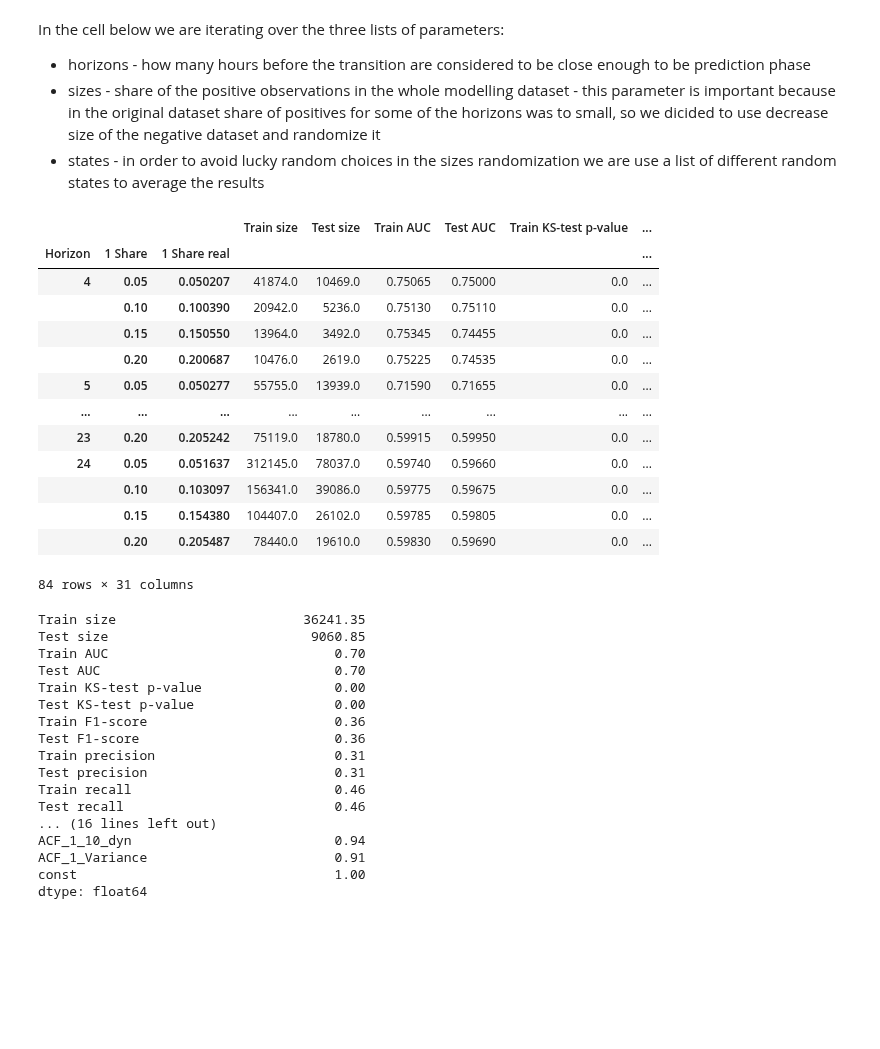
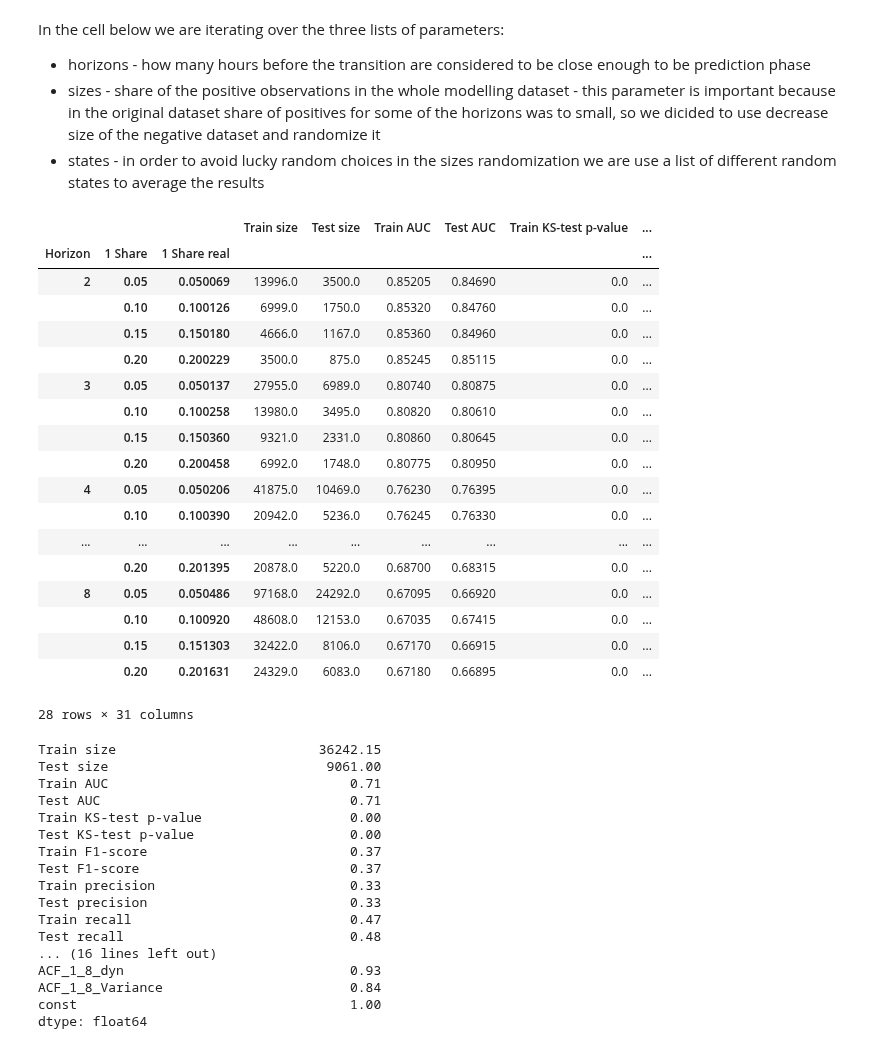
Before and after one commit to lebedevaale/early_warning_model, a Jupyter notebook: modelling.ipynb, the cells around one changed output. Cells and saved outputs as stored; diff of their text form; code cells hidden in the pictures; blank space fills up the shorter version.

Commit message:
Reduced time lag and reduced number of horizons
Time lag was decreased from 10 to 7 in order to match the length of the trading day better

```diff
--- a/modelling.ipynb
+++ b/modelling.ipynb
@@ -164,7 +164,7 @@ indices = data.groupby(['Ticker', 'Index']).size().index.values
 cols = ['Hurst', 'Correlation Dimension', 'Lyapunov', 'Variance', 'PSD', 'ACF_1']
 
 # Set lag for dynamics and short variance calculation
-lag_model = 10
+lag_model = [8]
 
 # Calculate dynamics and short variance
 # Original idea about variance was born from the largest Lyapunov exponent's behaviour before the critical transition point:
@@ -173,8 +173,9 @@ data_logdyn = pd.DataFrame()
 for ind in tqdm(indices):
     data_ind = data[(data['Ticker'] == ind[0]) & (data['Index'] == ind[1])]
     for col in cols:
-        data_ind[col + '_' + str(lag_model) + '_dyn'] = data_ind[col] / data_ind[col].shift(lag_model) - 1
-        data_ind[col + '_' + 'Variance'] = data_ind[col].rolling(lag_model).var()
+        for lag_m in lag_model:
+            data_ind[col + '_' + str(lag_m) + '_dyn'] = data_ind[col] / data_ind[col].shift(lag_m) - 1
+            data_ind[col + '_' + str(lag_m) + '_Variance'] = data_ind[col].rolling(lag_m).var()
     data_ind.dropna(inplace = True)
     data_logdyn = pd.concat([data_logdyn, data_ind])
 
@@ -208,7 +209,7 @@ data_logdyn = pd.read_parquet('Data/final_dataset.parquet')
 
 # Choose binary target and other parameters
 target = 'Flag'
-horizons = list(range(4, 25))
+horizons = list(range(2, 9))
 shares = np.linspace(0.05, 0.2, 4)
 states = list(range(0, 10000, 500))
 res = pd.DataFrame(columns = ['Horizon', '1 Share', '1 Share real', 'State',
@@ -230,65 +231,70 @@ for horizon in tqdm(horizons):
     for share in shares:
         for state in states:
             _, X_0, _, Y_0 = modsel.train_test_split(data_testing_0.drop(columns = [target]), data_testing_0[target],
                                                      test_size = min(share_1_orig * (1 - share) / share, 1), random_state = state)
             share_1 = len(Y_1) / (len(Y_0) + len(Y_1))
             Y = pd.concat([Y_0, Y_1])
             X = sm.add_constant(pd.concat([X_0, X_1]))
             X_train, X_test, Y_train, Y_test = modsel.train_test_split(X, Y, test_size = 0.2, random_state = state)
             results_rs, auc_train_rs, auc_test_rs, ks_train_rs, ks_test_rs, f1_train_rs,\
                 f1_test_rs, pr_train_rs, pr_test_rs, rec_train_rs, rec_test_rs\
                 = model_optimization(Y_train, Y_test, X_train, X_test, silent = True)
             res.loc[len(res)] = [horizon, share, share_1, state, len(Y_train), len(Y_test),
                                  auc_train_rs, auc_test_rs, ks_train_rs, ks_test_rs,
                                  f1_train_rs, f1_test_rs, pr_train_rs, pr_test_rs,
                                  rec_train_rs, rec_test_rs, list(results_rs.params.index)]
 
 res_counts = res['Variables'].to_frame()
 for col in list(X_1.columns) + ['const']:
     res_counts[col] = res_counts['Variables'].apply(lambda x: 1 if col in x else 0)
 res = res.drop(columns = ['Variables']).join(res_counts.drop(columns = ['Variables']))
 res.to_parquet('Data/params.parquet')
 
 groups = ['Horizon', '1 Share', '1 Share real']
 drops = ['State']
 res_means = res.groupby(groups)[res.columns.drop(groups + drops)].mean()
 res_means.to_parquet('Data/params_mean.parquet')
 res_means
 # %% [output]
 |  |  |  | Train size | Test size | Train AUC | Test AUC | Train KS-test p-value | ... |
 | Horizon | 1 Share | 1 Share real |  |  |  |  |  | ... |
-| 4 | 0.05 | 0.050207 | 41874.0 | 10469.0 | 0.75065 | 0.75000 | 0.0 | ... |
-|  | 0.10 | 0.100390 | 20942.0 | 5236.0 | 0.75130 | 0.75110 | 0.0 | ... |
-|  | 0.15 | 0.150550 | 13964.0 | 3492.0 | 0.75345 | 0.74455 | 0.0 | ... |
-|  | 0.20 | 0.200687 | 10476.0 | 2619.0 | 0.75225 | 0.74535 | 0.0 | ... |
-| 5 | 0.05 | 0.050277 | 55755.0 | 13939.0 | 0.71590 | 0.71655 | 0.0 | ... |
+| 2 | 0.05 | 0.050069 | 13996.0 | 3500.0 | 0.85205 | 0.84690 | 0.0 | ... |
+|  | 0.10 | 0.100126 | 6999.0 | 1750.0 | 0.85320 | 0.84760 | 0.0 | ... |
+|  | 0.15 | 0.150180 | 4666.0 | 1167.0 | 0.85360 | 0.84960 | 0.0 | ... |
+|  | 0.20 | 0.200229 | 3500.0 | 875.0 | 0.85245 | 0.85115 | 0.0 | ... |
+| 3 | 0.05 | 0.050137 | 27955.0 | 6989.0 | 0.80740 | 0.80875 | 0.0 | ... |
+|  | 0.10 | 0.100258 | 13980.0 | 3495.0 | 0.80820 | 0.80610 | 0.0 | ... |
+|  | 0.15 | 0.150360 | 9321.0 | 2331.0 | 0.80860 | 0.80645 | 0.0 | ... |
+|  | 0.20 | 0.200458 | 6992.0 | 1748.0 | 0.80775 | 0.80950 | 0.0 | ... |
+| 4 | 0.05 | 0.050206 | 41875.0 | 10469.0 | 0.76230 | 0.76395 | 0.0 | ... |
+|  | 0.10 | 0.100390 | 20942.0 | 5236.0 | 0.76245 | 0.76330 | 0.0 | ... |
 | ... | ... | ... | ... | ... | ... | ... | ... | ... |
-| 23 | 0.20 | 0.205242 | 75119.0 | 18780.0 | 0.59915 | 0.59950 | 0.0 | ... |
-| 24 | 0.05 | 0.051637 | 312145.0 | 78037.0 | 0.59740 | 0.59660 | 0.0 | ... |
-|  | 0.10 | 0.103097 | 156341.0 | 39086.0 | 0.59775 | 0.59675 | 0.0 | ... |
-|  | 0.15 | 0.154380 | 104407.0 | 26102.0 | 0.59785 | 0.59805 | 0.0 | ... |
-|  | 0.20 | 0.205487 | 78440.0 | 19610.0 | 0.59830 | 0.59690 | 0.0 | ... |
+|  | 0.20 | 0.201395 | 20878.0 | 5220.0 | 0.68700 | 0.68315 | 0.0 | ... |
+| 8 | 0.05 | 0.050486 | 97168.0 | 24292.0 | 0.67095 | 0.66920 | 0.0 | ... |
+|  | 0.10 | 0.100920 | 48608.0 | 12153.0 | 0.67035 | 0.67415 | 0.0 | ... |
+|  | 0.15 | 0.151303 | 32422.0 | 8106.0 | 0.67170 | 0.66915 | 0.0 | ... |
+|  | 0.20 | 0.201631 | 24329.0 | 6083.0 | 0.67180 | 0.66895 | 0.0 | ... |
-84 rows × 31 columns
+28 rows × 31 columns
 # %%
 round(res_means[np.in1d(res_means.index.get_level_values(0), list(range(4,9)))].mean(), 2)
 # res_means[res_means].mean()
 # %% [output]
-Train size                        36241.35
-Test size                          9060.85
-Train AUC                             0.70
-Test AUC                              0.70
-Train KS-test p-value                 0.00
-Test KS-test p-value                  0.00
-Train F1-score                        0.36
-Test F1-score                         0.36
-Train precision                       0.31
-Test precision                        0.31
-Train recall                          0.46
-Test recall                           0.46
+Train size                          36242.15
+Test size                            9061.00
+Train AUC                               0.71
+Test AUC                                0.71
+Train KS-test p-value                   0.00
+Test KS-test p-value                    0.00
+Train F1-score                          0.37
+Test F1-score                           0.37
+Train precision                         0.33
+Test precision                          0.33
+Train recall                            0.47
+Test recall                             0.48
 ... (16 lines left out)
-ACF_1_10_dyn                          0.94
-ACF_1_Variance                        0.91
-const                                 1.00
+ACF_1_8_dyn                             0.93
+ACF_1_8_Variance                        0.84
+const                                   1.00
 dtype: float64
 # %%
 # Vizual check of the single model
```
Also changed, not shown: parts of 1 cell of this notebook, 3 other files.
